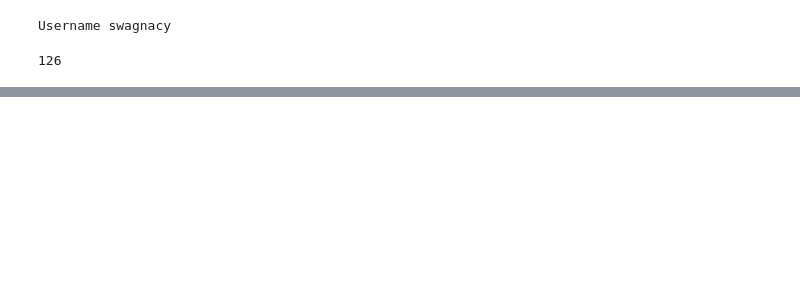
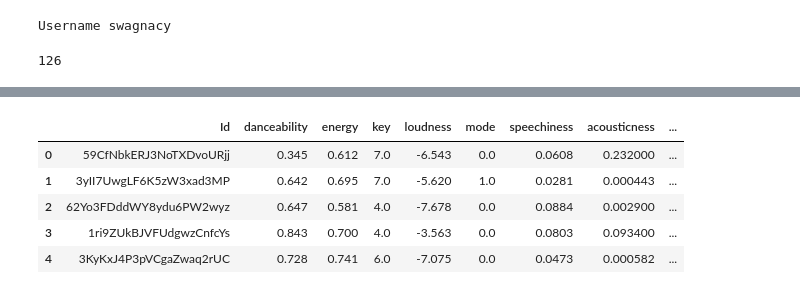
Before and after one commit to istepka/intelligent-spotify-queue-builder, a Jupyter notebook: explore.ipynb, the cells around one changed output, grey strips where cells are left out. Drawn from its saved outputs; the diff is of its cells as text; code cells hidden in the pictures; blank space fills up the shorter version.

```diff
--- a/explore.ipynb
+++ b/explore.ipynb
@@ -103,0 +241,9 @@ d.info()
+# %%
+qbuilder.pd_data.iloc[:, 0:12].head(5)
+# %% [output]
+|  | Id | danceability | energy | key | loudness | mode | speechiness | acousticness | ... |
+| 0 | 59CfNbkERJ3NoTXDvoURjj | 0.345 | 0.612 | 7.0 | -6.543 | 0.0 | 0.0608 | 0.232000 | ... |
+| 1 | 3yII7UwgLF6K5zW3xad3MP | 0.642 | 0.695 | 7.0 | -5.620 | 1.0 | 0.0281 | 0.000443 | ... |
+| 2 | 62Yo3FDddWY8ydu6PW2wyz | 0.647 | 0.581 | 4.0 | -7.678 | 0.0 | 0.0884 | 0.002900 | ... |
+| 3 | 1ri9ZUkBJVFUdgwzCnfcYs | 0.843 | 0.700 | 4.0 | -3.563 | 0.0 | 0.0803 | 0.093400 | ... |
+| 4 | 3KyKxJ4P3pVCgaZwaq2rUC | 0.728 | 0.741 | 6.0 | -7.075 | 0.0 | 0.0473 | 0.000582 | ... |
```
Also changed, not shown: parts of 9 cells of this notebook, 8 other files.
